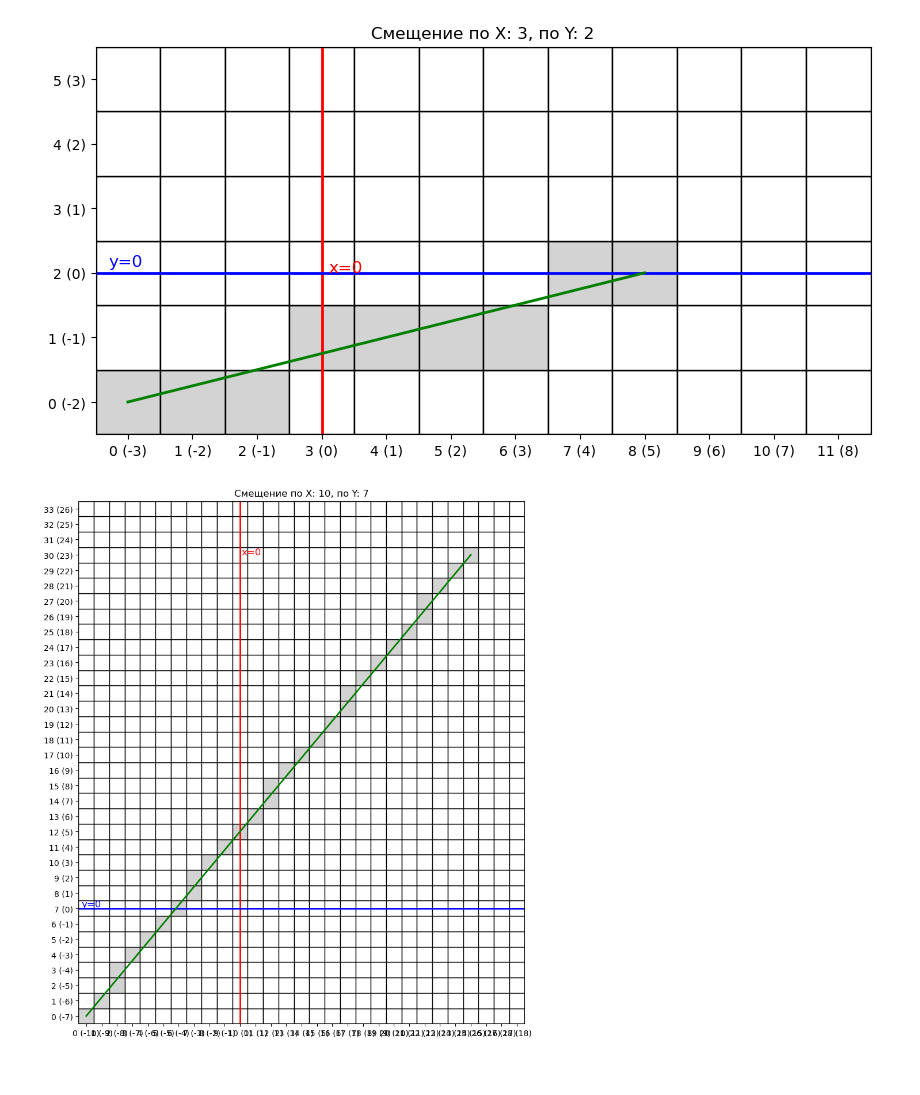
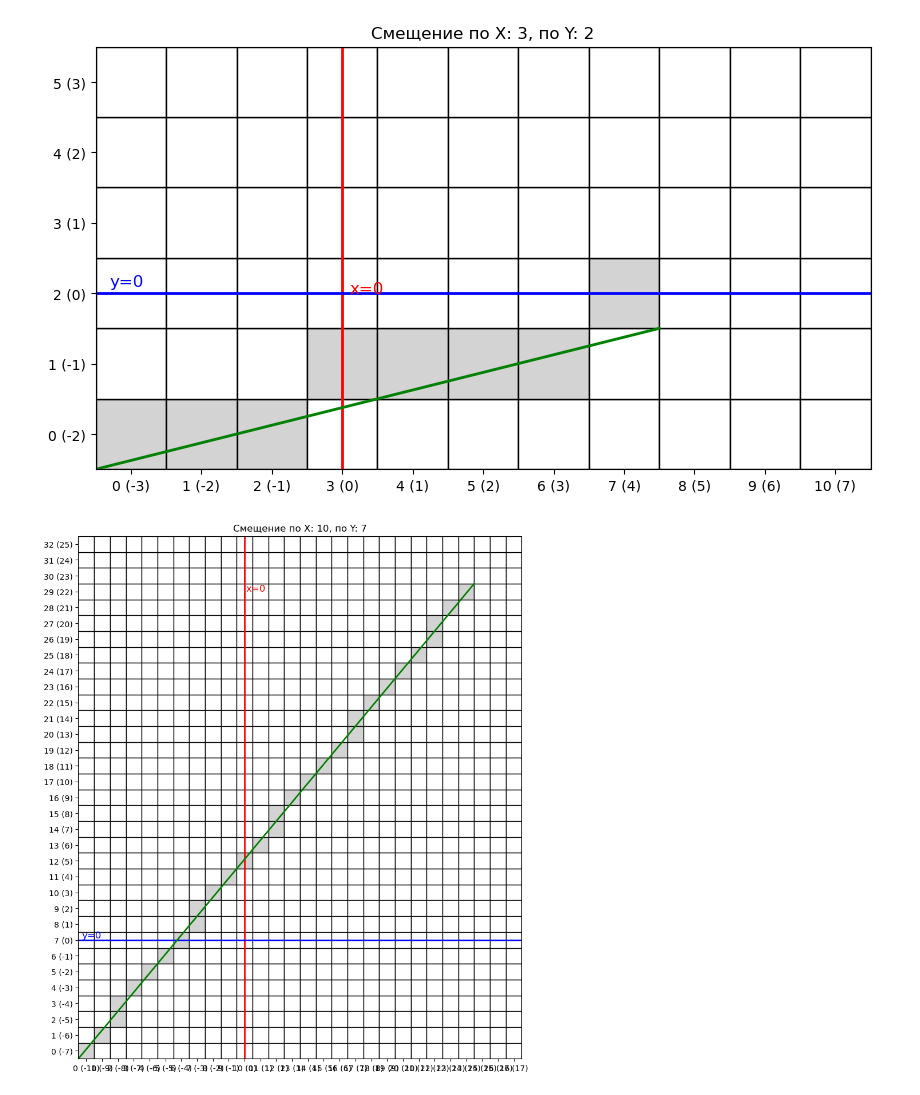
Before and after one commit to fish-from-SanDiego/geom-labs, a Jupyter notebook: lab3.ipynb, the cells around one changed output. Drawn from its saved outputs; the diff is of its cells as text; code cells hidden in the pictures.

```diff
--- a/lab3.ipynb
+++ b/lab3.ipynb
@@ -11,7 +11,7 @@ def bresenham_points_x(x1, y1, x2, y2):
     y_step, dy = (1, dy) if dy >= 0 else (-1, -dy)
     yi = y1
     di = 2 * dy - dx
-    for xi in range(x1, x2 + 1):
+    for xi in range(x1, x2):
         result.append([xi, yi])
         if di > 0:
             yi += y_step
@@ -28,7 +28,7 @@ def bresenham_points_y(x1, y1, x2, y2):
     x_step, dx = (1, dx) if dx >= 0 else (-1, -dx)
     xi = x1
     di = 2 * dx - dy
-    for yi in range(y1, y2 + 1):
+    for yi in range(y1, y2):
         result.append([xi, yi])
         if di > 0:
             xi += x_step
@@ -79,36 +79,36 @@ def plot_segment(x1, y1, x2, y2, raster_func=bresenham_points):
     if 0 < shift_x < width:
         ax.axvline(x=x0_center, color='red', linewidth=2)
         ax.text(x0_center + 0.1, height - 0.5, "x=0", color='red', fontsize=12)
 
     if 0 < shift_y < height:
         ax.axhline(y=y0_center, color='blue', linewidth=2)
         ax.text(0.2, y0_center + 0.1, "y=0", color='blue', fontsize=12)
 
     # Подписи осей
     ax.set_xticks(np.arange(0.5, width + 3.5))
     ax.set_yticks(np.arange(0.5, height + 3.5))
-    ax.plot([x1 + shift_x + 0.5, x2 + shift_x + 0.5], [y1 + shift_y + 0.5, y2 + shift_y + 0.5], color='green',
+    ax.plot([x1 + shift_x , x2 + shift_x ], [y1 + shift_y, y2 + shift_y ], color='green',
             linewidth=2)
     if shift_x != 0:
         ax.set_xticklabels([f"{x} ({x - shift_x})" for x in range(width + 3)])
     else:
         ax.set_xticklabels([x for x in range(width + 3)])
 
     if shift_y != 0:
         ax.set_yticklabels([f"{y} ({y - shift_y})" for y in range(height + 3)])
     else:
         ax.set_yticklabels([y for y in range(height + 3)])
 
     plt.title(f"Смещение по X: {shift_x}, по Y: {shift_y}" if shift_x or shift_y else "Без смещения")
     plt.grid(False)
     plt.show()
 
 
 plot_segment(-3, -2, 5, 0)
 plot_segment(-10, -7, 15, 23)
 # %% [output]
-[figure, old version]
+[figure, new version]
-[figure, old version]
+[figure, new version]
 # %%
 def naive_points_x(x1, y1, x2, y2):
     result = list()
```
Also changed, not shown: parts of 3 cells of this notebook.
